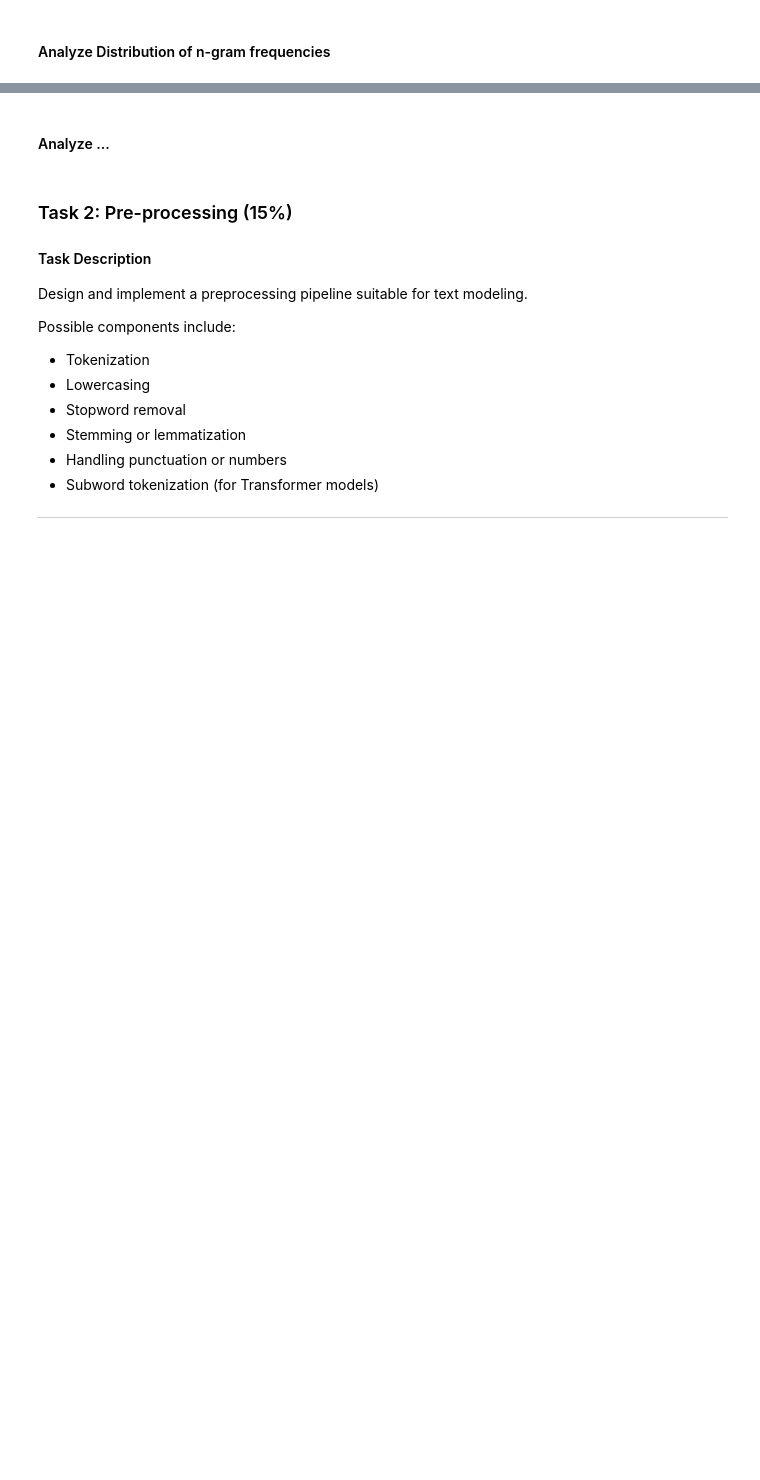
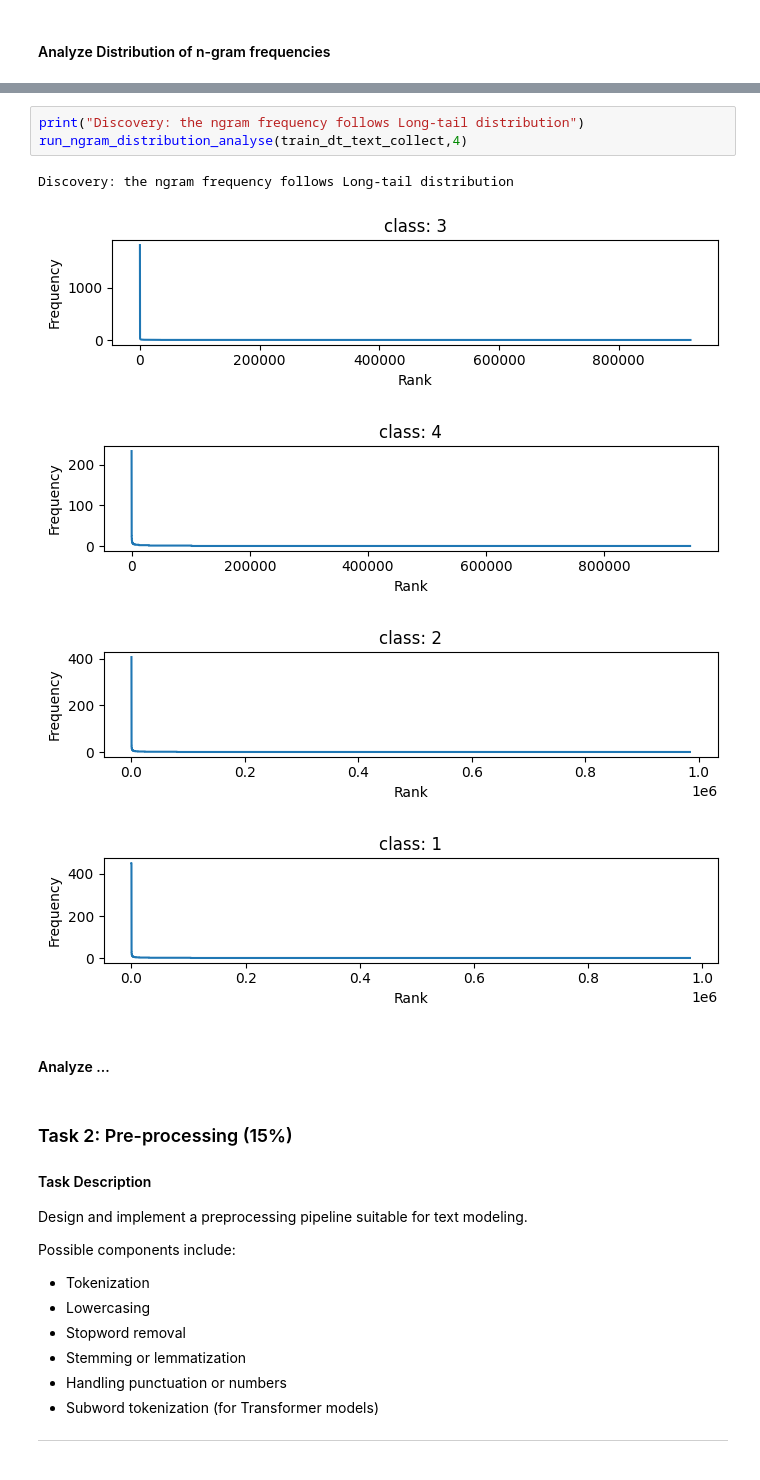
Before and after one commit to qingyun-tuberlin/Natural_Language_Processing, a Jupyter notebook: project1.ipynb, the cells around one changed output, grey strips where cells are left out. Drawn from its saved outputs; the diff is of its cells as text; blank space fills up the shorter version.

Commit message:
implement the ngram frequency distribution, it follows long-tail distribution

```diff
--- a/project1.ipynb
+++ b/project1.ipynb
@@ -302,3 +379,12 @@ NameError: name 'get_text_collection_by_class' is not defined
+# %%
+print("Discovery: the ngram frequency follows Long-tail distribution")
+run_ngram_distribution_analyse(train_dt_text_collect,4)
+# %% [output]
+Discovery: the ngram frequency follows Long-tail distribution
+[figure, added]
+[figure, added]
+[figure, added]
+[figure, added]
 # %% [markdown]
 #### Analyze ...
 # %% [markdown]
```
Also changed, not shown: parts of 5 cells of this notebook, 1 other file.
